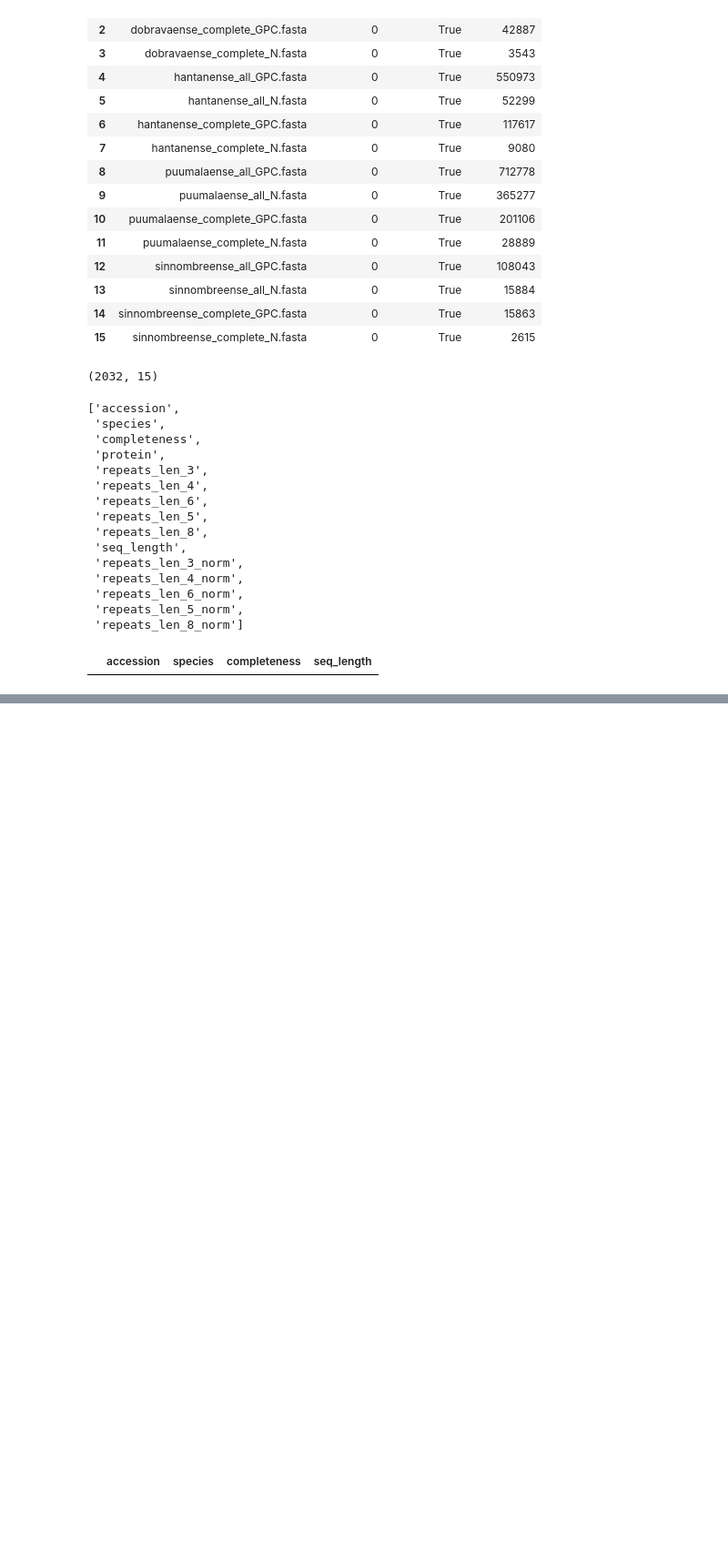
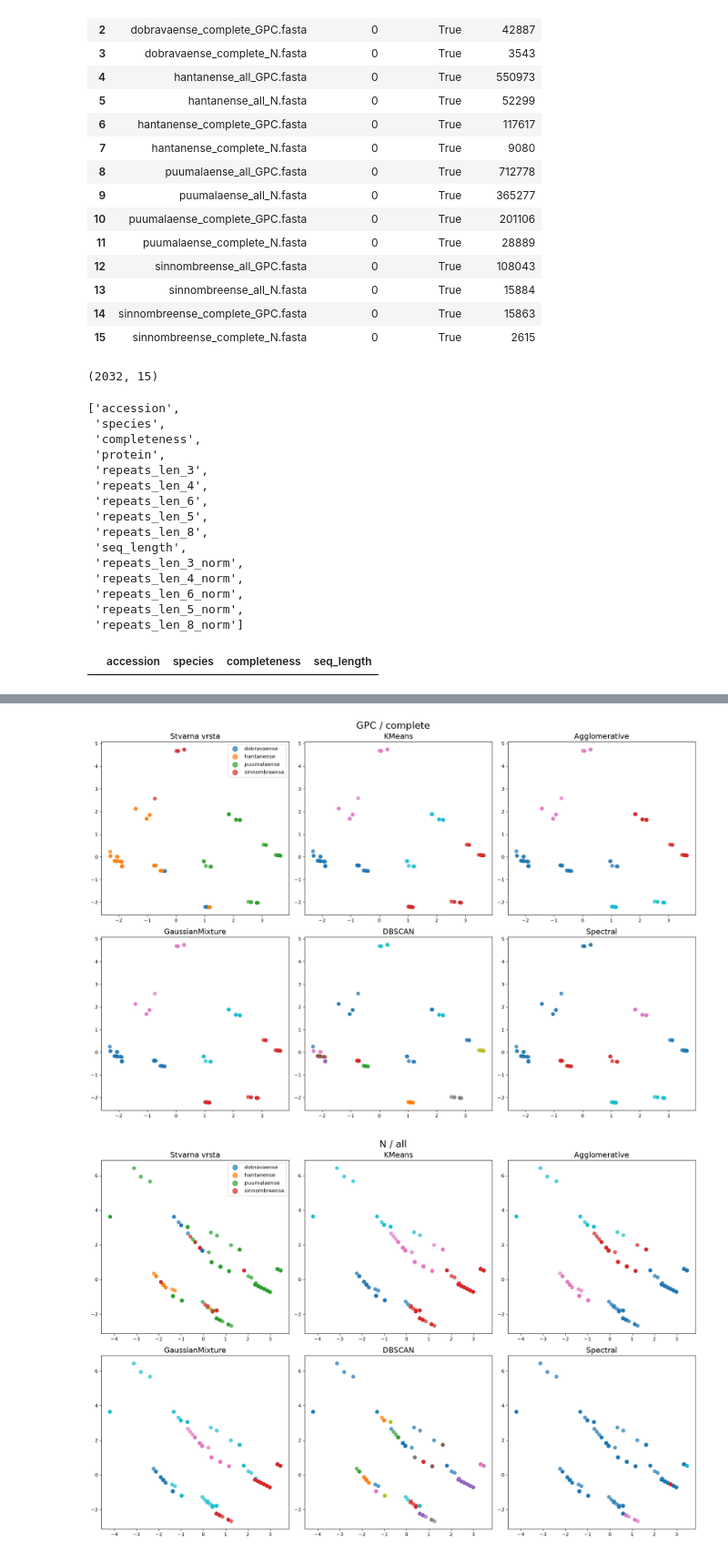
Before and after one commit to VladimirManda10/Hantavirus, a Jupyter notebook: notebook.ipynb, the cells around one changed output, grey strips where cells are left out. Shown at 91% size. Cells and saved outputs as stored; diff of their text form; code cells hidden in the pictures; blank space fills up the shorter version.

```diff
--- a/notebook.ipynb
+++ b/notebook.ipynb
@@ -1233,3 +1233,10 @@ Zavrseno: N/complete
 | 17 | 170 | N | complete | GaussianMixture | 4 | 0.839604 | 0.552986 | 0.499793 |
 | 18 | 170 | N | complete | DBSCAN | 7 | 0.880627 | 0.751638 | 0.691340 |
 | 19 | 170 | N | complete | Spectral | 4 | 0.777396 | 0.717654 | 0.649313 |
+# %%
+for (protein, completeness), (subset, X_pca, clusters) in all_subsets.items():
+    save_path = FIGURES_DIR / f"{protein}_{completeness}.png"
+    plot_clustering_comparison(subset, X_pca, clusters,
+                                 title_prefix=f"{protein} / {completeness}",
+                                 save_path=save_path)
+# %% [output]
@@ -1235,0 +1244,2 @@ Zavrseno: N/complete
+[figure, added]
+[figure, added]
```
Also changed, not shown: parts of 1 cell of this notebook, 1 other file.
